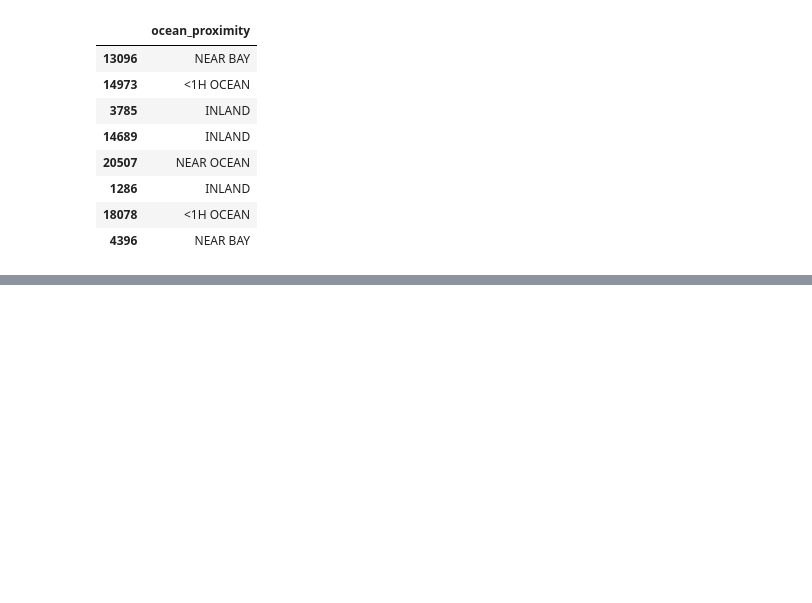
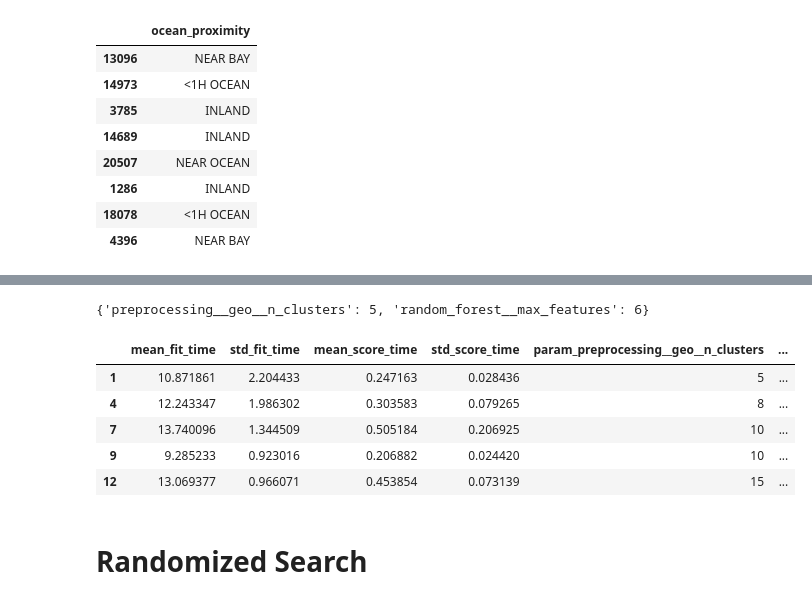
Before and after one commit to MosesItapara/End-to-End-ML-Project, a Jupyter notebook: End_to_End_ML_Project.ipynb, the cells around one changed output, grey strips where cells are left out. Drawn from its saved outputs; the diff is of its cells as text; code cells hidden in the pictures; blank space fills up the shorter version.

```diff
--- a/End_to_End_ML_Project.ipynb
+++ b/End_to_End_ML_Project.ipynb
@@ -246,0 +398,3 @@ housing_cat.head(8)
+# %%
+housing_prepared = preprocessing.fit_transform(housing)
+housing_prepared.shape
@@ -246,0 +405,5 @@ housing_cat.head(8)
+# %%
+from sklearn.linear_model import LinearRegression
+
+lin_reg = make_pipeline(preprocessing, LinearRegression())
+lin_reg.fit(housing, housing_labels)
@@ -246,0 +444,6 @@ housing_cat.head(8)
+# %%
+### More Complex Model
+from sklearn.tree import DecisionTreeRegressor
+
+tree_reg = make_pipeline(preprocessing, DecisionTreeRegressor(random_state=42))
+tree_reg.fit(housing, housing_labels)
@@ -246,0 +517,17 @@ housing_cat.head(8)
+# %%
+from sklearn.model_selection import GridSearchCV
+from sklearn.pipeline import Pipeline # Added import for Pipeline
+
+full_pipeline = Pipeline([
+    ("preprocessing", preprocessing),
+    ("random_forest", RandomForestRegressor(random_state=42)),
+])
+param_grid = [
+    {'preprocessing__geo__n_clusters': [5, 8, 10],
+     'random_forest__max_features': [4, 6, 8]},
+    {'preprocessing__geo__n_clusters': [10, 15],
+     'random_forest__max_features': [6, 8, 10]},
+]
+
+grid_search = GridSearchCV(full_pipeline, param_grid, cv=3, scoring='neg_root_mean_squared_error')
+grid_search.fit(housing, housing_labels)
@@ -246,0 +554,19 @@ housing_cat.head(8)
+# %%
+grid_search.best_params_
+# %% [output]
+{'preprocessing__geo__n_clusters': 5, 'random_forest__max_features': 6}
+# %%
+cv_res = pd.DataFrame(grid_search.cv_results_)
+
+cv_res.sort_values(by="mean_test_score", ascending=False, inplace=True)
+
+cv_res.head()
+# %% [output]
+|  | mean_fit_time | std_fit_time | mean_score_time | std_score_time | param_preprocessing__geo__n_clusters | ... |
+| 1 | 10.871861 | 2.204433 | 0.247163 | 0.028436 | 5 | ... |
+| 4 | 12.243347 | 1.986302 | 0.303583 | 0.079265 | 8 | ... |
+| 7 | 13.740096 | 1.344509 | 0.505184 | 0.206925 | 10 | ... |
+| 9 | 9.285233 | 0.923016 | 0.206882 | 0.024420 | 10 | ... |
+| 12 | 13.069377 | 0.966071 | 0.453854 | 0.073139 | 15 | ... |
+# %% [markdown]
+# **Randomized Search**
```
Also changed, not shown: parts of 35 cells of this notebook.
